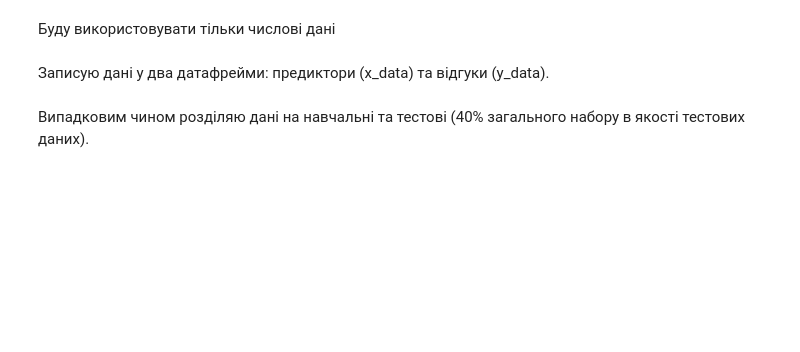
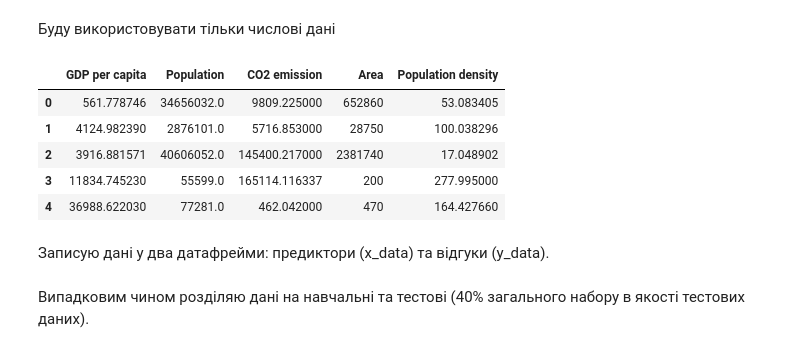
Before and after one commit to slavikDe/data_analise_labs, a Jupyter notebook: DA_5_1.ipynb, the cells around one changed output. Drawn from its saved outputs; the diff is of its cells as text; code cells hidden in the pictures; blank space fills up the shorter version.

```diff
--- a/DA_5_1.ipynb
+++ b/DA_5_1.ipynb
@@ -46,3 +63,14 @@ df = pd.read_csv()
+# %%
+
+df=df._get_numeric_data()
+df.head()
+# %% [output]
+|  | GDP per capita | Population | CO2 emission | Area | Population density |
+| 0 | 561.778746 | 34656032.0 | 9809.225000 | 652860 | 53.083405 |
+| 1 | 4124.982390 | 2876101.0 | 5716.853000 | 28750 | 100.038296 |
+| 2 | 3916.881571 | 40606052.0 | 145400.217000 | 2381740 | 17.048902 |
+| 3 | 11834.745230 | 55599.0 | 165114.116337 | 200 | 277.995000 |
+| 4 | 36988.622030 | 77281.0 | 462.042000 | 470 | 164.427660 |
 # %% [markdown]
 Записую дані у два датафрейми: предиктори (x_data) та відгуки (y_data).
 # %%
```
Also changed, not shown: parts of 31 cells of this notebook.
